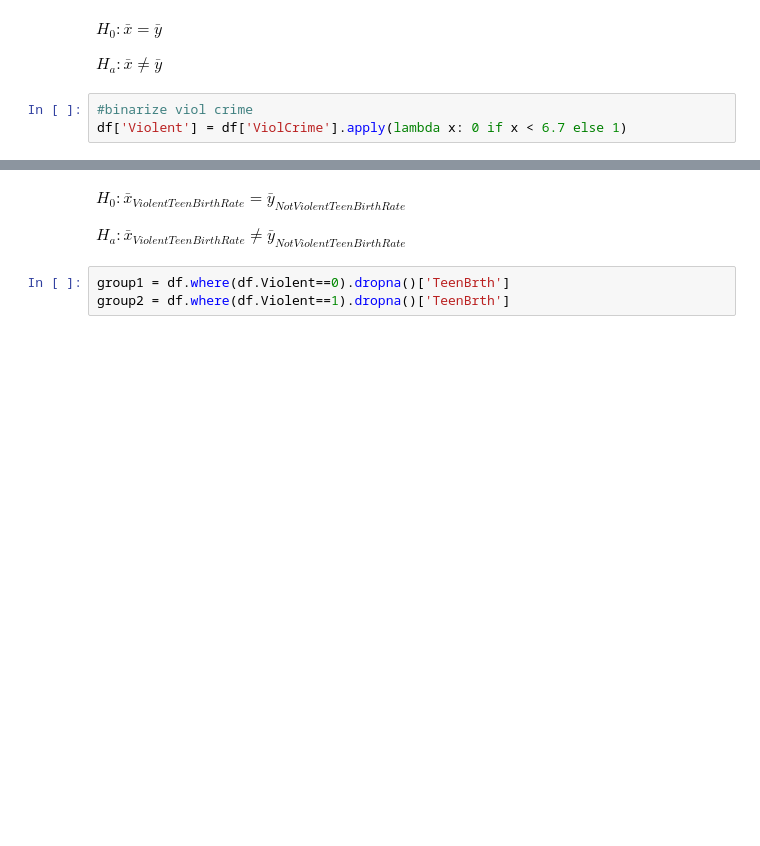
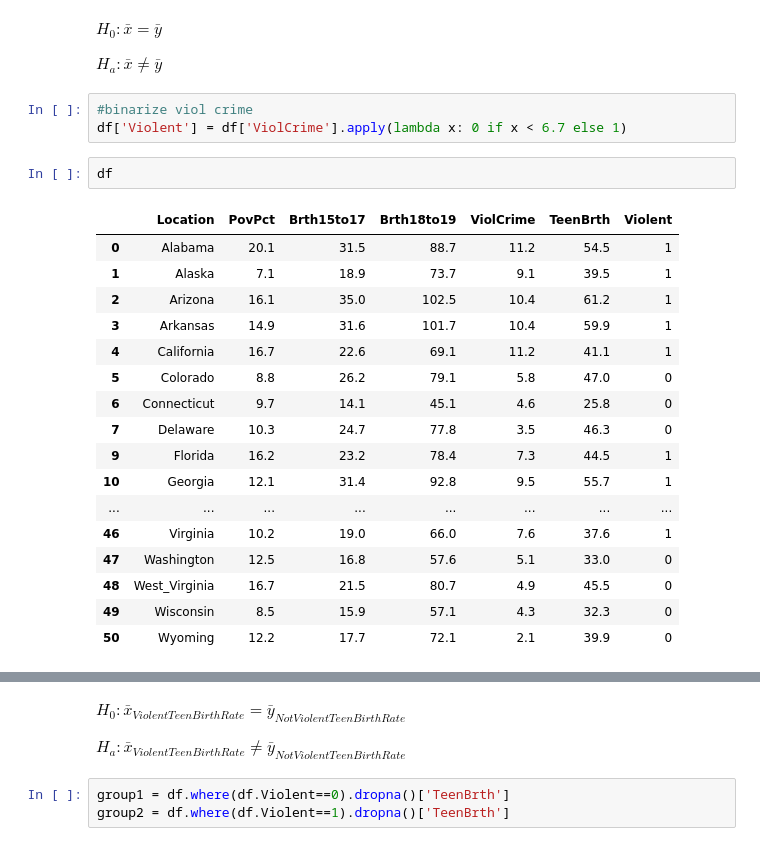
Before and after one commit to COGS108/Lectures-Ellis, a Jupyter notebook: 06_inference/06_12_inference.ipynb, the cells around one changed output, grey strips where cells are left out. Saved outputs shown, nothing was run; the diff lists cells and outputs as text; blank space fills up the shorter version.

```diff
--- a/06_inference/06_12_inference.ipynb
+++ b/06_inference/06_12_inference.ipynb
@@ -351,5 +414,25 @@ $H_a: \bar x \ne \bar y$
 # %%
 #binarize viol crime
 df['Violent'] = df['ViolCrime'].apply(lambda x: 0 if x < 6.7 else 1)
+# %%
+df
+# %% [output]
+|  | Location | PovPct | Brth15to17 | Brth18to19 | ViolCrime | TeenBrth | Violent |
+| 0 | Alabama | 20.1 | 31.5 | 88.7 | 11.2 | 54.5 | 1 |
+| 1 | Alaska | 7.1 | 18.9 | 73.7 | 9.1 | 39.5 | 1 |
+| 2 | Arizona | 16.1 | 35.0 | 102.5 | 10.4 | 61.2 | 1 |
+| 3 | Arkansas | 14.9 | 31.6 | 101.7 | 10.4 | 59.9 | 1 |
+| 4 | California | 16.7 | 22.6 | 69.1 | 11.2 | 41.1 | 1 |
+| 5 | Colorado | 8.8 | 26.2 | 79.1 | 5.8 | 47.0 | 0 |
+| 6 | Connecticut | 9.7 | 14.1 | 45.1 | 4.6 | 25.8 | 0 |
+| 7 | Delaware | 10.3 | 24.7 | 77.8 | 3.5 | 46.3 | 0 |
+| 9 | Florida | 16.2 | 23.2 | 78.4 | 7.3 | 44.5 | 1 |
+| 10 | Georgia | 12.1 | 31.4 | 92.8 | 9.5 | 55.7 | 1 |
+| ... | ... | ... | ... | ... | ... | ... | ... |
+| 46 | Virginia | 10.2 | 19.0 | 66.0 | 7.6 | 37.6 | 1 |
+| 47 | Washington | 12.5 | 16.8 | 57.6 | 5.1 | 33.0 | 0 |
+| 48 | West_Virginia | 16.7 | 21.5 | 80.7 | 4.9 | 45.5 | 0 |
+| 49 | Wisconsin | 8.5 | 15.9 | 57.1 | 4.3 | 32.3 | 0 |
+| 50 | Wyoming | 12.2 | 17.7 | 72.1 | 2.1 | 39.9 | 0 |
 # %%
 sns.boxplot(x='Violent', y='TeenBrth', data=df);
```
Also changed, not shown: parts of 10 cells of this notebook, 1 other file.
